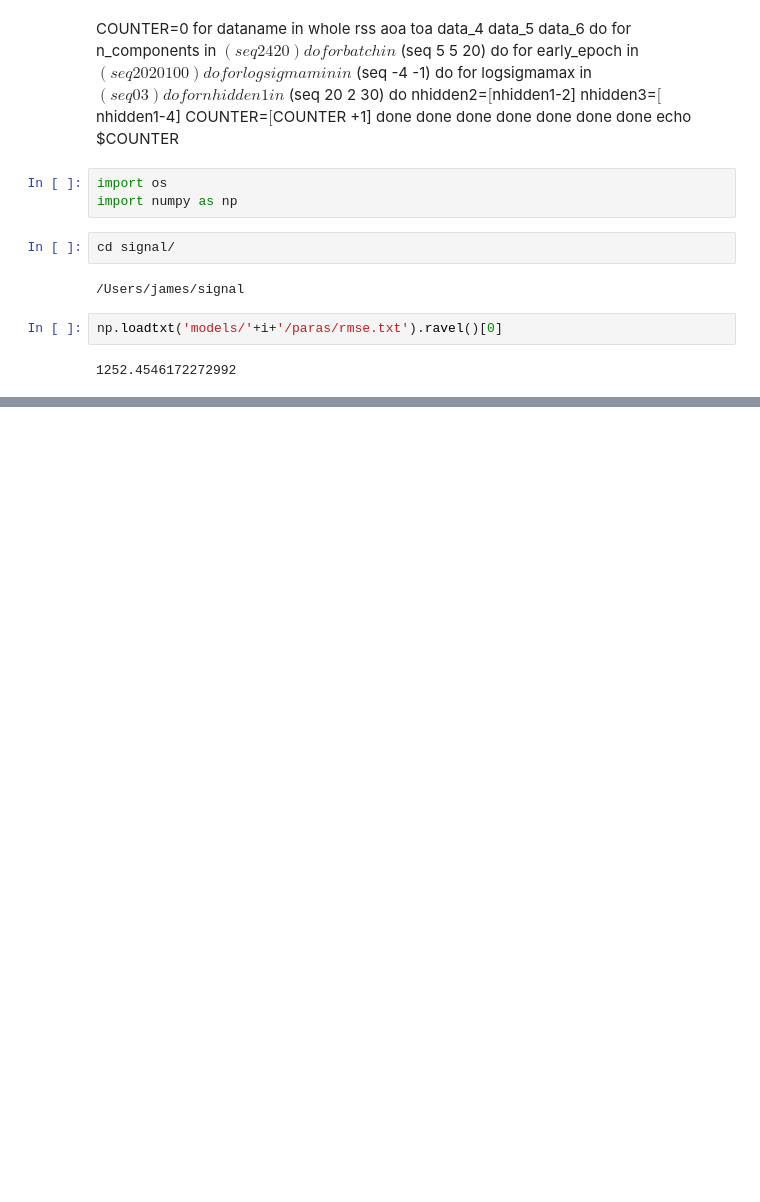
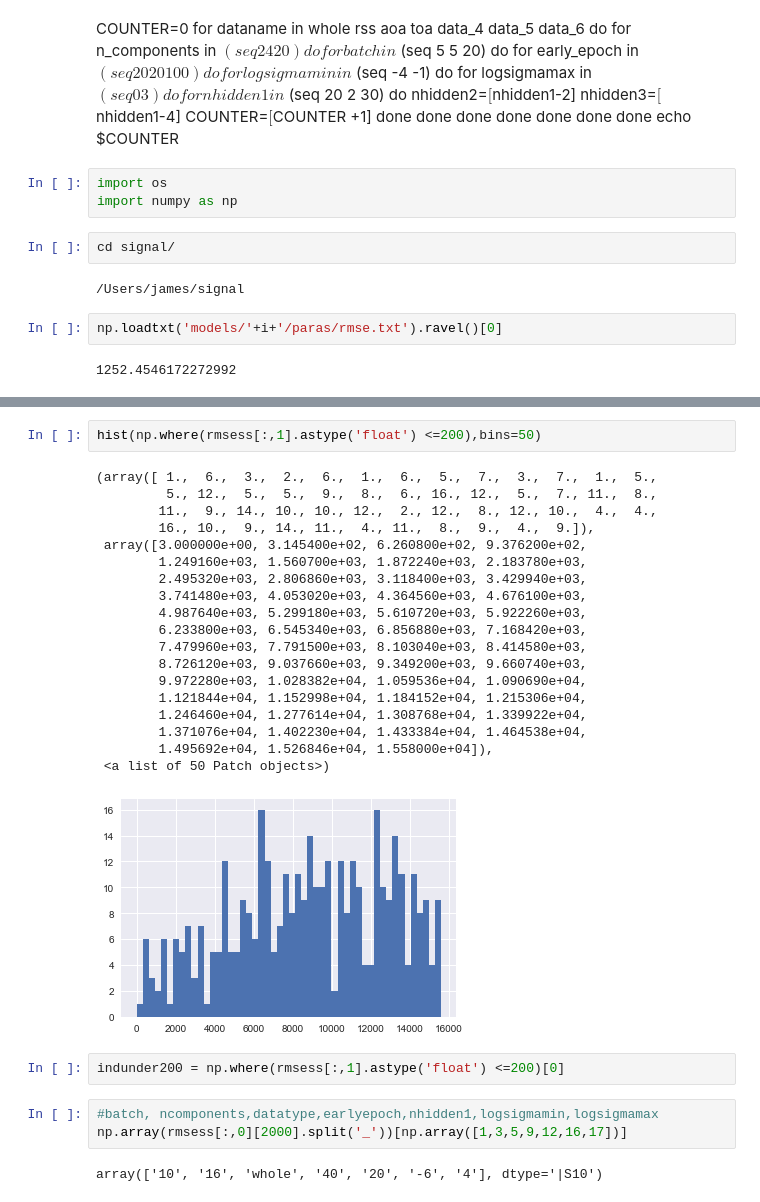
Before and after one commit to james20141606/Signal, a Jupyter notebook: jupyter/main_MDN_test_parameter.ipynb, the cells around one changed output, grey strips where cells are left out. Drawn from its saved outputs; the diff is of its cells as text; blank space fills up the shorter version.

```diff
--- a/jupyter/main_MDN_test_parameter.ipynb
+++ b/jupyter/main_MDN_test_parameter.ipynb
@@ -710,0 +743,29 @@ plot(rmsesss)
+# %%
+hist(np.where(rmsess[:,1].astype('float') <=200),bins=50)
+# %% [output]
+(array([ 1.,  6.,  3.,  2.,  6.,  1.,  6.,  5.,  7.,  3.,  7.,  1.,  5.,
+         5., 12.,  5.,  5.,  9.,  8.,  6., 16., 12.,  5.,  7., 11.,  8.,
+        11.,  9., 14., 10., 10., 12.,  2., 12.,  8., 12., 10.,  4.,  4.,
+        16., 10.,  9., 14., 11.,  4., 11.,  8.,  9.,  4.,  9.]),
+ array([3.000000e+00, 3.145400e+02, 6.260800e+02, 9.376200e+02,
+        1.249160e+03, 1.560700e+03, 1.872240e+03, 2.183780e+03,
+        2.495320e+03, 2.806860e+03, 3.118400e+03, 3.429940e+03,
+        3.741480e+03, 4.053020e+03, 4.364560e+03, 4.676100e+03,
+        4.987640e+03, 5.299180e+03, 5.610720e+03, 5.922260e+03,
+        6.233800e+03, 6.545340e+03, 6.856880e+03, 7.168420e+03,
+        7.479960e+03, 7.791500e+03, 8.103040e+03, 8.414580e+03,
+        8.726120e+03, 9.037660e+03, 9.349200e+03, 9.660740e+03,
+        9.972280e+03, 1.028382e+04, 1.059536e+04, 1.090690e+04,
+        1.121844e+04, 1.152998e+04, 1.184152e+04, 1.215306e+04,
+        1.246460e+04, 1.277614e+04, 1.308768e+04, 1.339922e+04,
+        1.371076e+04, 1.402230e+04, 1.433384e+04, 1.464538e+04,
+        1.495692e+04, 1.526846e+04, 1.558000e+04]),
+ <a list of 50 Patch objects>)
+[figure, added]
+# %%
+indunder200 = np.where(rmsess[:,1].astype('float') <=200)[0]
+# %%
+#batch, ncomponents,datatype,earlyepoch,nhidden1,logsigmamin,logsigmamax
+np.array(rmsess[:,0][2000].split('_'))[np.array([1,3,5,9,12,16,17])]
+# %% [output]
+array(['10', '16', 'whole', '40', '20', '-6', '4'], dtype='|S10')
```
Also changed, not shown: parts of 67 cells of this notebook, 33 other files.
